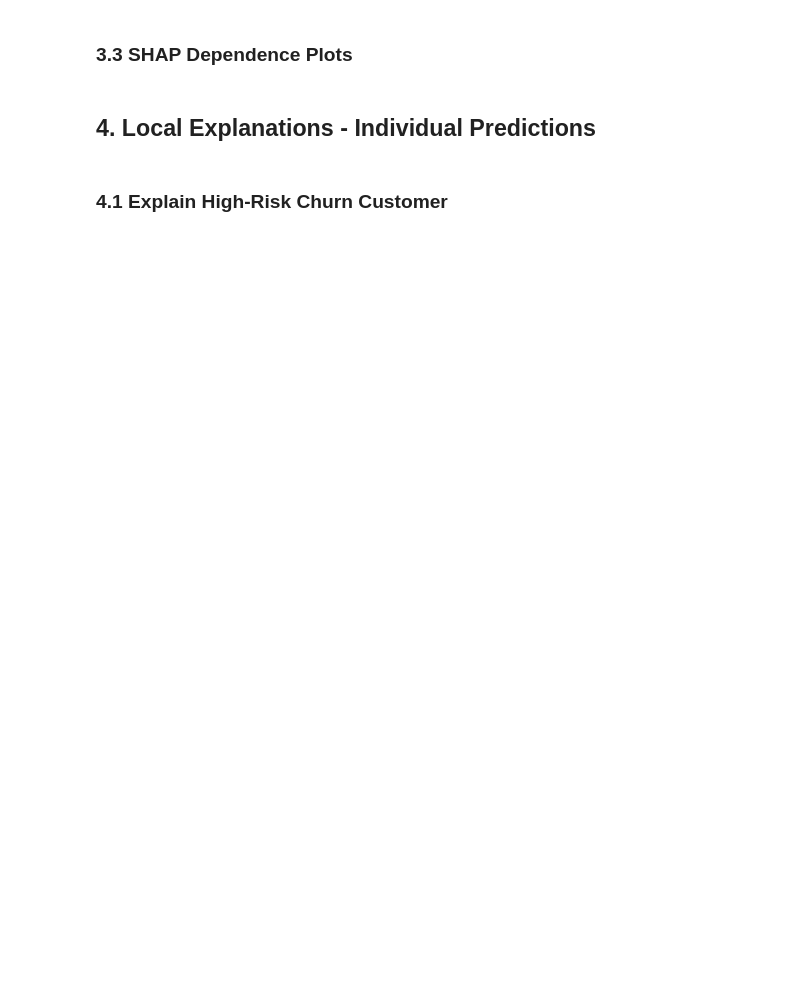
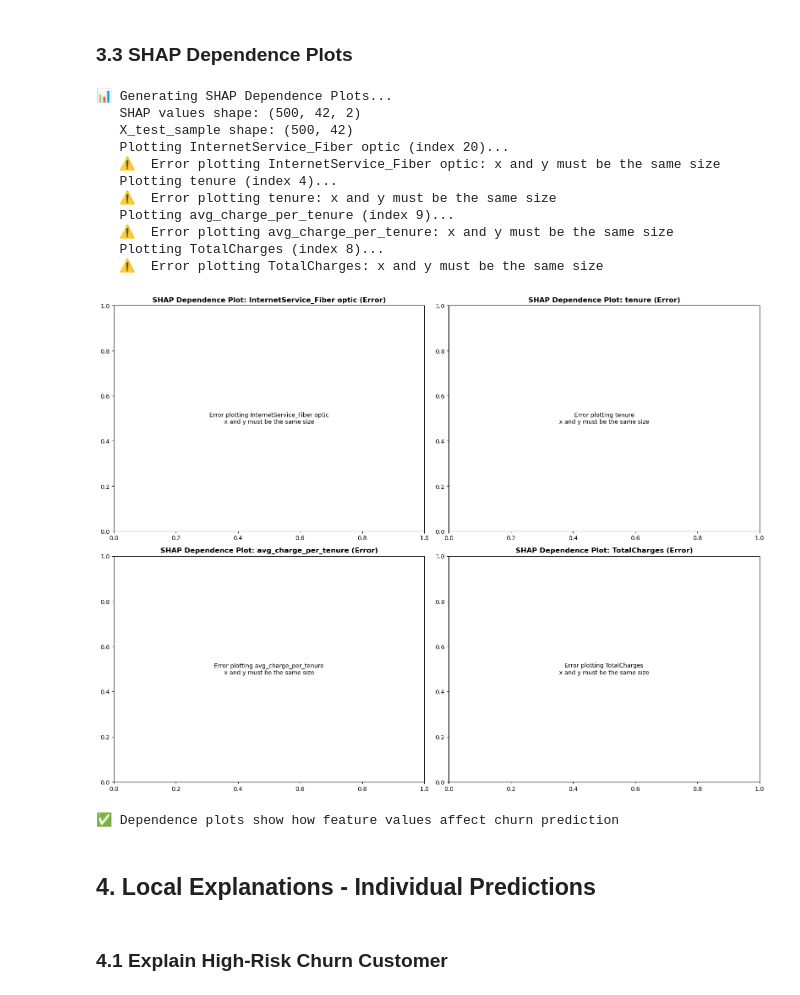
Before and after one commit to Gavesh99324/Telco-Churn-Prediction, a Jupyter notebook: notebooks/07_model_explainability.ipynb, the cells around one changed output. Drawn from its saved outputs; the diff is of its cells as text; code cells hidden in the pictures; blank space fills up the shorter version.

```diff
--- a/notebooks/07_model_explainability.ipynb
+++ b/notebooks/07_model_explainability.ipynb
@@ -98,3 +115,22 @@ else:
 
 print("\n✅ SHAP values calculated!")
 print(f"   Shape: {shap_values_class1.shape}")
+
+# Ensure SHAP values are 2D (n_samples, n_features)
+# Some explainers return 3D arrays that need to be squeezed
+if shap_values_class1.ndim == 3:
+    print(f"   Squeezing 3D array to 2D...")
+    shap_values_class1 = np.squeeze(shap_values_class1)
+    print(f"   New shape: {shap_values_class1.shape}")
+
+# Verify shape matches data
+expected_shape = (len(X_test_sample), len(X_test_sample.columns))
+if shap_values_class1.shape != expected_shape:
+    print(f"   WARNING: Shape mismatch!")
+    print(f"   Expected: {expected_shape}")
+    print(f"   Got: {shap_values_class1.shape}")
+    # Try to fix by transposing if dimensions are swapped
+    if shap_values_class1.shape == (expected_shape[1], expected_shape[0]):
+        print(f"   Transposing array...")
+        shap_values_class1 = shap_values_class1.T
+        print(f"   New shape: {shap_values_class1.shape}")
@@ -146,22 +247,55 @@ for i, feat in enumerate(top_5_features, 1):
 ### 3.3 SHAP Dependence Plots
 # %%
 # Dependence plots for top 4 features
+print("📊 Generating SHAP Dependence Plots...")
+print(f"   SHAP values shape: {shap_values_class1.shape}")
+print(f"   X_test_sample shape: {X_test_sample.shape}")
+
 fig, axes = plt.subplots(2, 2, figsize=(16, 12))
 axes = axes.flatten()
 
 for i, feature in enumerate(top_5_features[:4]):
-    shap.dependence_plot(
-        feature, shap_values_class1, X_test_sample,
-        interaction_index=None,
-        ax=axes[i],
-        show=False
-    )
-    axes[i].set_title(f'SHAP Dependence Plot: {feature}', fontsize=12, fontweight='bold')
+    try:
+        # Get feature index
+        feature_idx = list(X_test_sample.columns).index(feature)
+
+        print(f"   Plotting {feature} (index {feature_idx})...")
+
+        # Use feature index instead of name for more reliability
+        shap.dependence_plot(
+            feature_idx,
+            shap_values_class1,
+            X_test_sample.values,  # Convert to numpy array
+            feature_names=X_test_sample.columns.tolist(),
+            interaction_index=None,
+            ax=axes[i],
+            show=False
+        )
+        axes[i].set_title(f'SHAP Dependence Plot: {feature}', fontsize=12, fontweight='bold')
+    except Exception as e:
+        print(f"   ⚠️  Error plotting {feature}: {str(e)}")
+        axes[i].text(0.5, 0.5, f'Error plotting {feature}\n{str(e)[:50]}',
+                    ha='center', va='center', transform=axes[i].transAxes)
+        axes[i].set_title(f'SHAP Dependence Plot: {feature} (Error)', fontsize=12, fontweight='bold')
 
 plt.tight_layout()
 plt.show()
 
-print("\n📊 Dependence plots show how feature values affect churn prediction")
+print("\n✅ Dependence plots show how feature values affect churn prediction")
+# %% [output]
+📊 Generating SHAP Dependence Plots...
+   SHAP values shape: (500, 42, 2)
+   X_test_sample shape: (500, 42)
+   Plotting InternetService_Fiber optic (index 20)...
+   ⚠️  Error plotting InternetService_Fiber optic: x and y must be the same size
+   Plotting tenure (index 4)...
+   ⚠️  Error plotting tenure: x and y must be the same size
+   Plotting avg_charge_per_tenure (index 9)...
+   ⚠️  Error plotting avg_charge_per_tenure: x and y must be the same size
+   Plotting TotalCharges (index 8)...
+   ⚠️  Error plotting TotalCharges: x and y must be the same size
+[figure, added]
+✅ Dependence plots show how feature values affect churn prediction
 # %% [markdown]
 ## 4. Local Explanations - Individual Predictions
 # %% [markdown]
```
Also changed, not shown: parts of 18 cells of this notebook.
